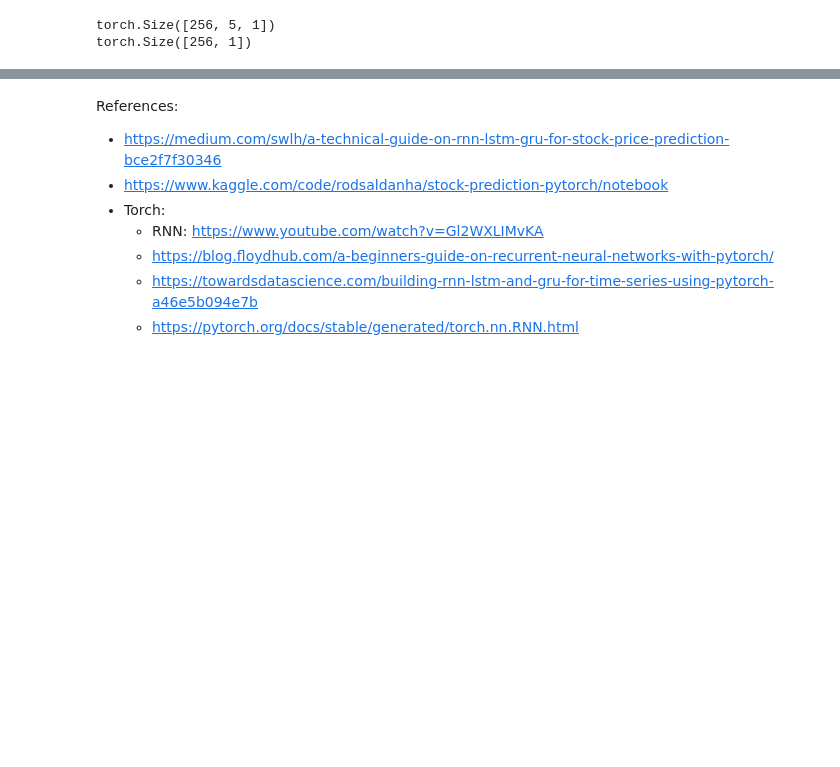
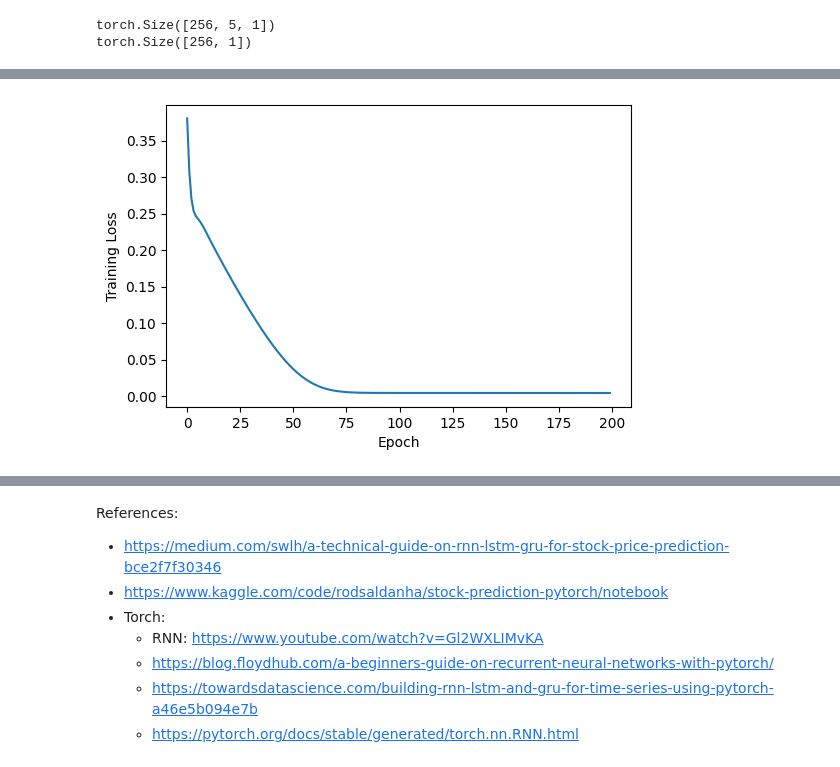
Before and after one commit to virendrakabra14/Stock_prediction, a Jupyter notebook: src/code.ipynb, the cells around one changed output, grey strips where cells are left out. Drawn from its saved outputs; the diff is of its cells as text; code cells hidden in the pictures; blank space fills up the shorter version.

```diff
--- a/src/code.ipynb
+++ b/src/code.ipynb
@@ -168,6 +174,8 @@ optimizer = torch.optim.Adam(model.parameters(), lr=1e-5)
 loss_fn = nn.MSELoss()
 # %%
 def train(num_epochs):
+    dict_losses = {}
+
     for epoch in range(num_epochs):
         train_loss = 0
 
@@ -187,5 +195,9 @@ def train(num_epochs):
 
             train_loss += loss.item()
 
+        dict_losses[epoch] = train_loss
+
         if epoch%10==0:
             print("Epoch:", epoch, "\tLoss:", train_loss)
+
+    return dict_losses
@@ -214,0 +204,2 @@ Epoch: 190      Loss: 0.004589844971633283
+# %%
+dict_losses = train(200)
@@ -215,3 +227,15 @@ Epoch: 190      Loss: 0.004589844971633283
+# %%
+plt.plot(dict_losses.keys(), dict_losses.values())
+plt.xlabel('Epoch')
+plt.ylabel('Training Loss')
+
+fig = plt.gcf()
+fig.set_size_inches(6,4)
+fig.set_dpi(100)
+
+plt.savefig('../results/training.png', bbox_inches='tight', facecolor="w")
+# %% [output]
+[figure, added]
 # %%
 def predict(model, loader, inverse_transform=False, scaler=None):
     preds = []
```
Also changed, not shown: parts of 8 cells of this notebook, 19 other files.
